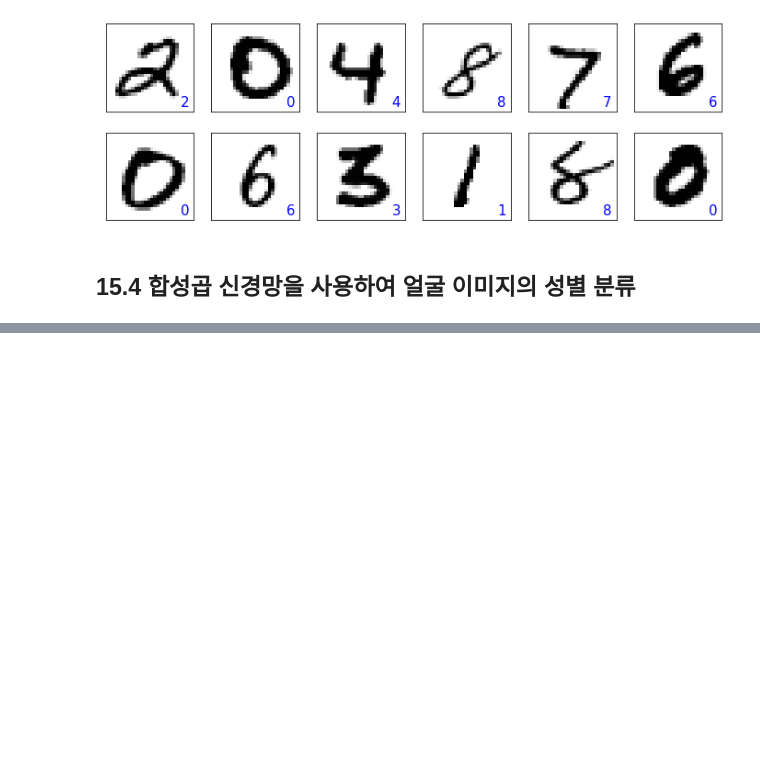
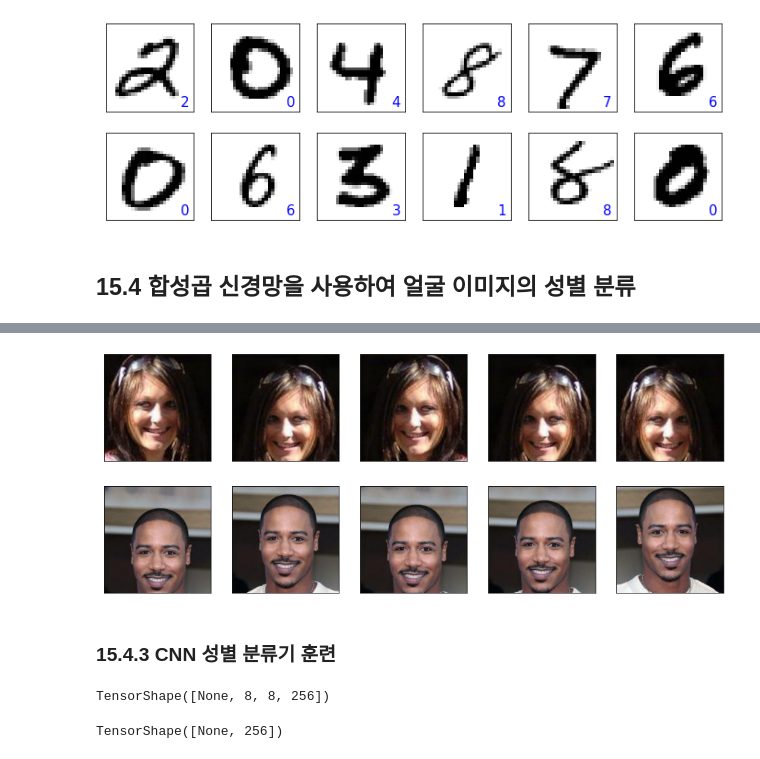
Before and after one commit to sunghyouk/study_room, a Jupyter notebook: python_ML/ex_chapter_15.ipynb, the cells around one changed output, grey strips where cells are left out. Cells and saved outputs as stored; diff of their text form; code cells hidden in the pictures; blank space fills up the shorter version.

```diff
--- a/python_ML/ex_chapter_15.ipynb
+++ b/python_ML/ex_chapter_15.ipynb
@@ -263,0 +404,36 @@ plt.show()
+# %%
+# 위 데이터 증식 방법을 파이프라인 만들기
+# 훈련 데이터셋에만 적용!
+def preprocess(example, size=(64, 64), mode='train'):
+    image = example['image']
+    label = example['attributes']['Male']
+    if mode == 'train':
+        image_cropped = tf.image.random_crop(
+            image, size=(178, 178, 3))
+        image_resized = tf.image.resize(
+            image_cropped, size=size)
+        image_flip = tf.image.random_flip_left_right(
+            image_resized)
+        return image_flip/255.0, tf.cast(label, tf.int32)
+    else:
+        image_cropped = tf.image.crop_to_bounding_box(
+            image, offset_height=20, offset_width=0,
+            target_height=178, target_width=178)
+        image_resized = tf.image.resize(
+            image_cropped, size=size)
+        return image_resized/255.0, tf.cast(label, tf.int32)
+# %%
+# Example) sample 몇 개를 추출해서 5번 반복하여 적용
+tf.random.set_seed(1)
+ds = celeba_train.shuffle(1000, reshuffle_each_iteration=False)
+ds = ds.take(2).repeat(5)
+ds = ds.map(lambda x:preprocess(x, size=(178, 178), mode='train'))
+fig = plt.figure(figsize=(15, 6))
+for j, example in enumerate(ds):
+    ax = fig.add_subplot(2, 5, j//2+(j%2)*5+1)
+    ax.set_xticks([])
+    ax.set_yticks([])
+    ax.imshow(example[0])
+plt.show()
+# %% [output]
+[figure, added]
@@ -263,0 +455,2 @@ plt.show()
+# %% [markdown]
+### 15.4.3 CNN 성별 분류기 훈련
@@ -263,0 +477,10 @@ plt.show()
+# %%
+model.compute_output_shape([None, 64, 64, 3])
+# %% [output]
+TensorShape([None, 8, 8, 256])
+# %%
+# 전역 평균 풀링
+model.add(tf.keras.layers.GlobalAveragePooling2D())
+model.compute_output_shape([None, 64, 64, 3])
+# %% [output]
+TensorShape([None, 256])
```
Also changed, not shown: parts of 17 cells of this notebook.
